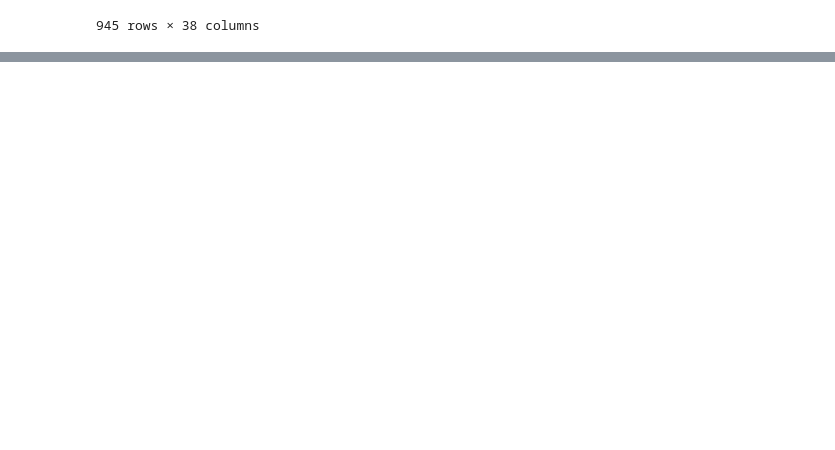
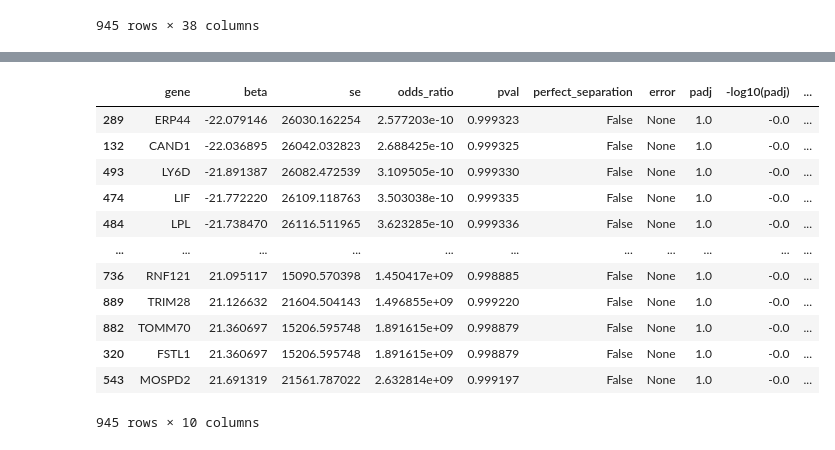
Before and after one commit to siebrenf/stamp, a Jupyter notebook: tutorial.ipynb, the cells around one changed output, grey strips where cells are left out. Drawn from its saved outputs; the diff is of its cells as text; code cells hidden in the pictures; blank space fills up the shorter version.

```diff
--- a/tutorial.ipynb
+++ b/tutorial.ipynb
@@ -478,0 +522,25 @@ df
+# %%
+results_df = st.tl.paired_binomial_glm(
+    det_rate_df,
+    cdata,
+    samples_column="sample",
+    test_condition="NaCl",
+    reference_condition="Medium",
+    condition_column="Treatment",
+    covariate_columns=["Timepoint"],
+)
+results_df
+# %% [output]
+|  | gene | beta | se | odds_ratio | pval | perfect_separation | error | padj | -log10(padj) | ... |
+| 289 | ERP44 | -22.079146 | 26030.162254 | 2.577203e-10 | 0.999323 | False | None | 1.0 | -0.0 | ... |
+| 132 | CAND1 | -22.036895 | 26042.032823 | 2.688425e-10 | 0.999325 | False | None | 1.0 | -0.0 | ... |
+| 493 | LY6D | -21.891387 | 26082.472539 | 3.109505e-10 | 0.999330 | False | None | 1.0 | -0.0 | ... |
+| 474 | LIF | -21.772220 | 26109.118763 | 3.503038e-10 | 0.999335 | False | None | 1.0 | -0.0 | ... |
+| 484 | LPL | -21.738470 | 26116.511965 | 3.623285e-10 | 0.999336 | False | None | 1.0 | -0.0 | ... |
+| ... | ... | ... | ... | ... | ... | ... | ... | ... | ... | ... |
+| 736 | RNF121 | 21.095117 | 15090.570398 | 1.450417e+09 | 0.998885 | False | None | 1.0 | -0.0 | ... |
+| 889 | TRIM28 | 21.126632 | 21604.504143 | 1.496855e+09 | 0.999220 | False | None | 1.0 | -0.0 | ... |
+| 882 | TOMM70 | 21.360697 | 15206.595748 | 1.891615e+09 | 0.998879 | False | None | 1.0 | -0.0 | ... |
+| 320 | FSTL1 | 21.360697 | 15206.595748 | 1.891615e+09 | 0.998879 | False | None | 1.0 | -0.0 | ... |
+| 543 | MOSPD2 | 21.691319 | 21561.787022 | 2.632814e+09 | 0.999197 | False | None | 1.0 | -0.0 | ... |
+945 rows × 10 columns
```
Also changed, not shown: parts of 11 cells of this notebook.
